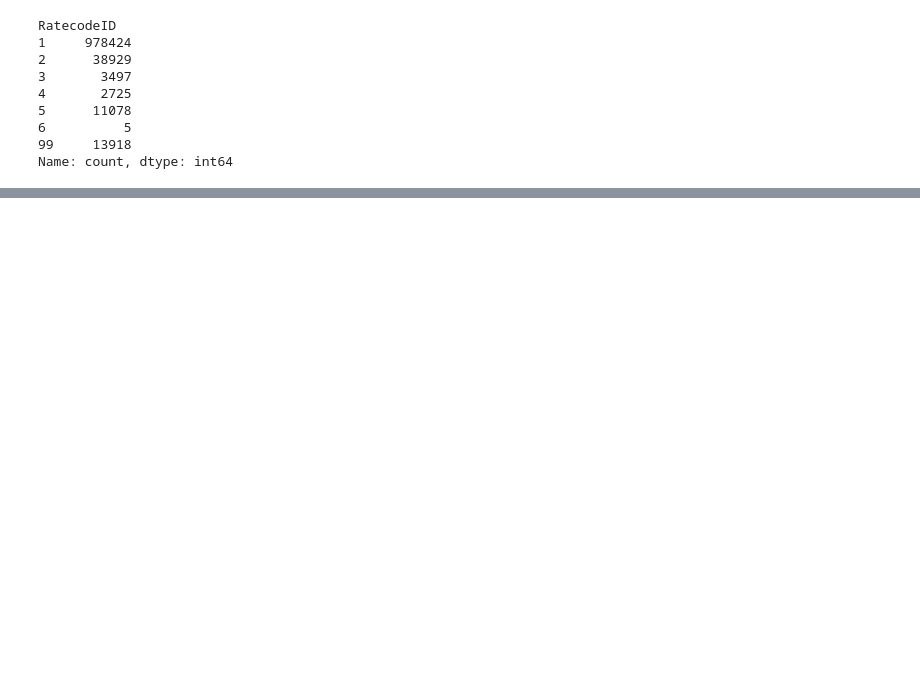
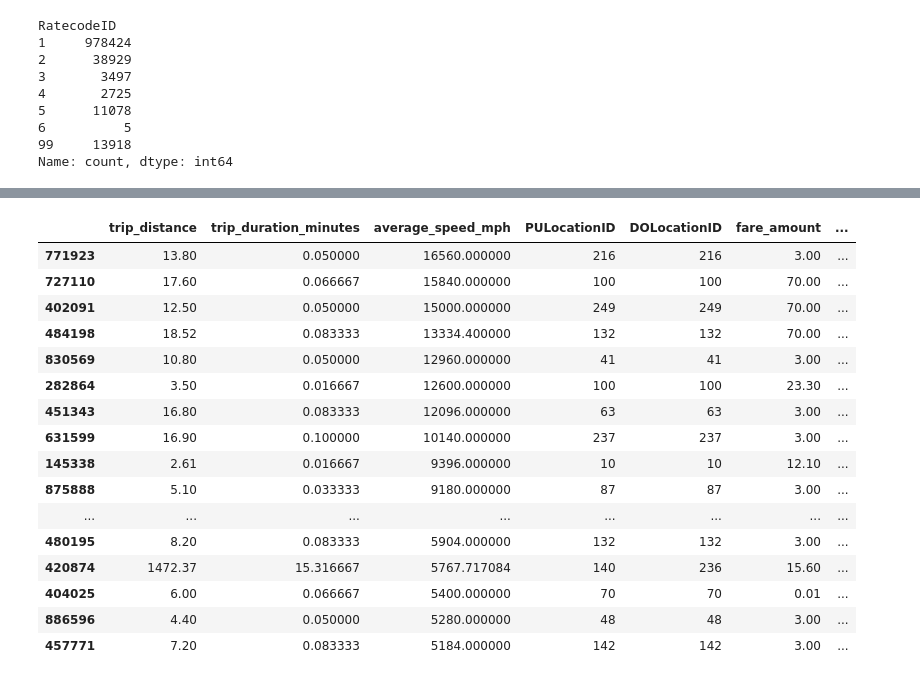
Before and after one commit to angel-wm/urban-mobility-analytics, a Jupyter notebook: notebooks/01_data_exploration.ipynb, the cells around one changed output, grey strips where cells are left out. Saved outputs shown, nothing was run; the diff lists cells and outputs as text; code cells hidden in the pictures; blank space fills up the shorter version.

```diff
--- a/notebooks/01_data_exploration.ipynb
+++ b/notebooks/01_data_exploration.ipynb
@@ -345,0 +739,36 @@ Name: count, dtype: int64
+# %%
+high_speed_trips = df.loc[
+    df["average_speed_mph"] > 80,
+    [
+        "trip_distance",
+        "trip_duration_minutes",
+        "average_speed_mph",
+        "PULocationID",
+        "DOLocationID",
+        "fare_amount",
+        "total_amount",
+    ],
+].sort_values(
+    by="average_speed_mph",
+    ascending=False,
+)
+
+high_speed_trips.head(20)
+# %% [output]
+|  | trip_distance | trip_duration_minutes | average_speed_mph | PULocationID | DOLocationID | fare_amount | ... |
+| 771923 | 13.80 | 0.050000 | 16560.000000 | 216 | 216 | 3.00 | ... |
+| 727110 | 17.60 | 0.066667 | 15840.000000 | 100 | 100 | 70.00 | ... |
+| 402091 | 12.50 | 0.050000 | 15000.000000 | 249 | 249 | 70.00 | ... |
+| 484198 | 18.52 | 0.083333 | 13334.400000 | 132 | 132 | 70.00 | ... |
+| 830569 | 10.80 | 0.050000 | 12960.000000 | 41 | 41 | 3.00 | ... |
+| 282864 | 3.50 | 0.016667 | 12600.000000 | 100 | 100 | 23.30 | ... |
+| 451343 | 16.80 | 0.083333 | 12096.000000 | 63 | 63 | 3.00 | ... |
+| 631599 | 16.90 | 0.100000 | 10140.000000 | 237 | 237 | 3.00 | ... |
+| 145338 | 2.61 | 0.016667 | 9396.000000 | 10 | 10 | 12.10 | ... |
+| 875888 | 5.10 | 0.033333 | 9180.000000 | 87 | 87 | 3.00 | ... |
+| ... | ... | ... | ... | ... | ... | ... | ... |
+| 480195 | 8.20 | 0.083333 | 5904.000000 | 132 | 132 | 3.00 | ... |
+| 420874 | 1472.37 | 15.316667 | 5767.717084 | 140 | 236 | 15.60 | ... |
+| 404025 | 6.00 | 0.066667 | 5400.000000 | 70 | 70 | 0.01 | ... |
+| 886596 | 4.40 | 0.050000 | 5280.000000 | 48 | 48 | 3.00 | ... |
+| 457771 | 7.20 | 0.083333 | 5184.000000 | 142 | 142 | 3.00 | ... |
```
Also changed, not shown: parts of 52 cells of this notebook.
